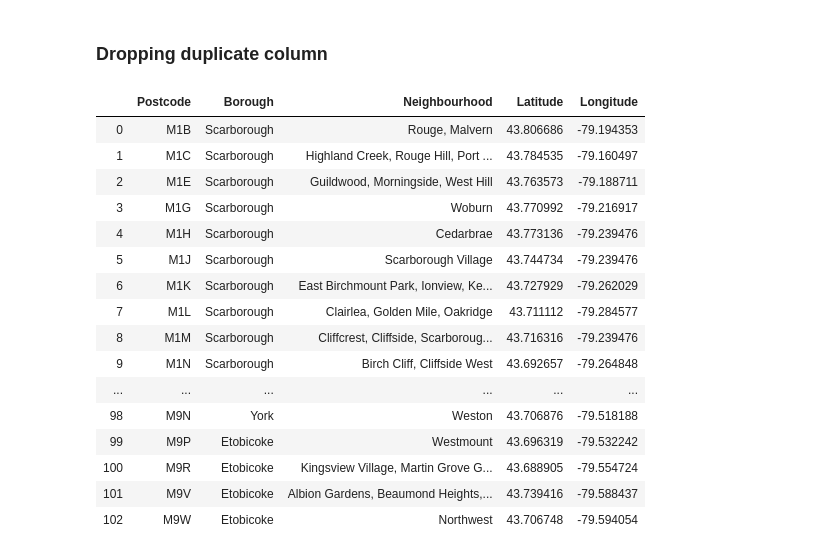
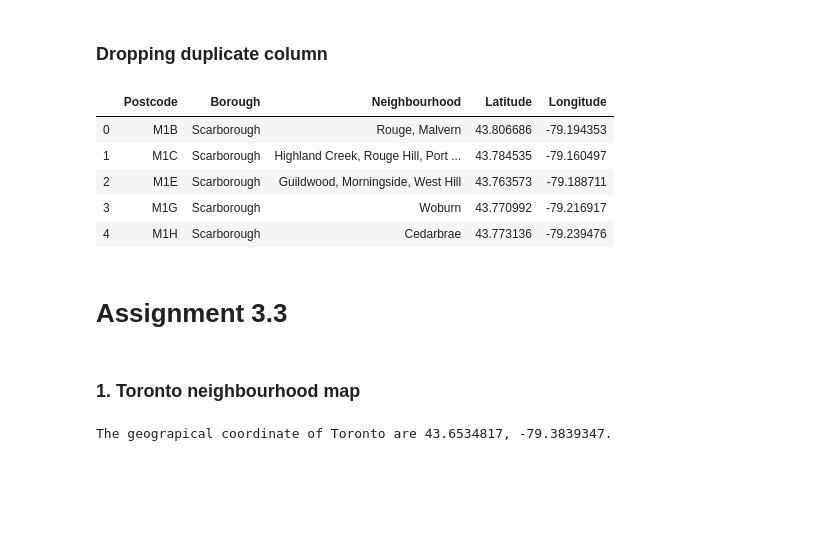
Before and after one commit to helalme/Coursera_Capstone, a Jupyter notebook: Week3-SegmentationClusteringNeighborhoodInToronto.ipynb, the cells around one changed output. Saved outputs shown, nothing was run; the diff lists cells and outputs as text; code cells hidden in the pictures; blank space fills up the shorter version.

Commit message:
Week3 Assignment completed

```diff
--- a/Week3-SegmentationClusteringNeighborhoodInToronto.ipynb
+++ b/Week3-SegmentationClusteringNeighborhoodInToronto.ipynb
@@ -64,7 +55,8 @@ postcodeToronto.shape
 # %% [markdown]
 ### Dropping rows where Borough = 'Not assigned'
 # %%
-postcodeToronto.drop(postcodeToronto[postcodeToronto.Borough == 'Not assigned'].index, inplace=True)
+#postcodeToronto.drop(postcodeToronto[postcodeToronto.Borough == 'Not assigned'].index, inplace=True)
+postcodeToronto=postcodeToronto[postcodeToronto.Borough != 'Not assigned']
 # %%
 postcodeToronto.shape
 # %% [output]
@@ -177,22 +136,25 @@ postcodeLatLon_df
 # %%
 postcodeLatLon_df.drop('Postcode1', axis=1, inplace=True)
 # %%
-postcodeLatLon_df
+postcodeLatLon_df.head()
 # %% [output]
 |  | Postcode | Borough | Neighbourhood | Latitude | Longitude |
 | 0 | M1B | Scarborough | Rouge, Malvern | 43.806686 | -79.194353 |
 | 1 | M1C | Scarborough | Highland Creek, Rouge Hill, Port ... | 43.784535 | -79.160497 |
 | 2 | M1E | Scarborough | Guildwood, Morningside, West Hill | 43.763573 | -79.188711 |
 | 3 | M1G | Scarborough | Woburn | 43.770992 | -79.216917 |
 | 4 | M1H | Scarborough | Cedarbrae | 43.773136 | -79.239476 |
-| 5 | M1J | Scarborough | Scarborough Village | 43.744734 | -79.239476 |
-| 6 | M1K | Scarborough | East Birchmount Park, Ionview, Ke... | 43.727929 | -79.262029 |
-| 7 | M1L | Scarborough | Clairlea, Golden Mile, Oakridge | 43.711112 | -79.284577 |
-| 8 | M1M | Scarborough | Cliffcrest, Cliffside, Scarboroug... | 43.716316 | -79.239476 |
-| 9 | M1N | Scarborough | Birch Cliff, Cliffside West | 43.692657 | -79.264848 |
-| ... | ... | ... | ... | ... | ... |
-| 98 | M9N | York | Weston | 43.706876 | -79.518188 |
-| 99 | M9P | Etobicoke | Westmount | 43.696319 | -79.532242 |
-| 100 | M9R | Etobicoke | Kingsview Village, Martin Grove G... | 43.688905 | -79.554724 |
-| 101 | M9V | Etobicoke | Albion Gardens, Beaumond Heights,... | 43.739416 | -79.588437 |
-| 102 | M9W | Etobicoke | Northwest | 43.706748 | -79.594054 |
+# %% [markdown]
+# Assignment 3.3
+# %% [markdown]
+### 1. Toronto neighbourhood map
+# %%
+address = 'Toronto, Canada'
+
+geolocator = Nominatim(user_agent="Toronto_explorer")
+location = geolocator.geocode(address)
+latitude = location.latitude
+longitude = location.longitude
+print('The geograpical coordinate of Toronto are {}, {}.'.format(latitude, longitude))
+# %% [output]
+The geograpical coordinate of Toronto are 43.6534817, -79.3839347.
```
Also changed, not shown: parts of 30 cells of this notebook.
